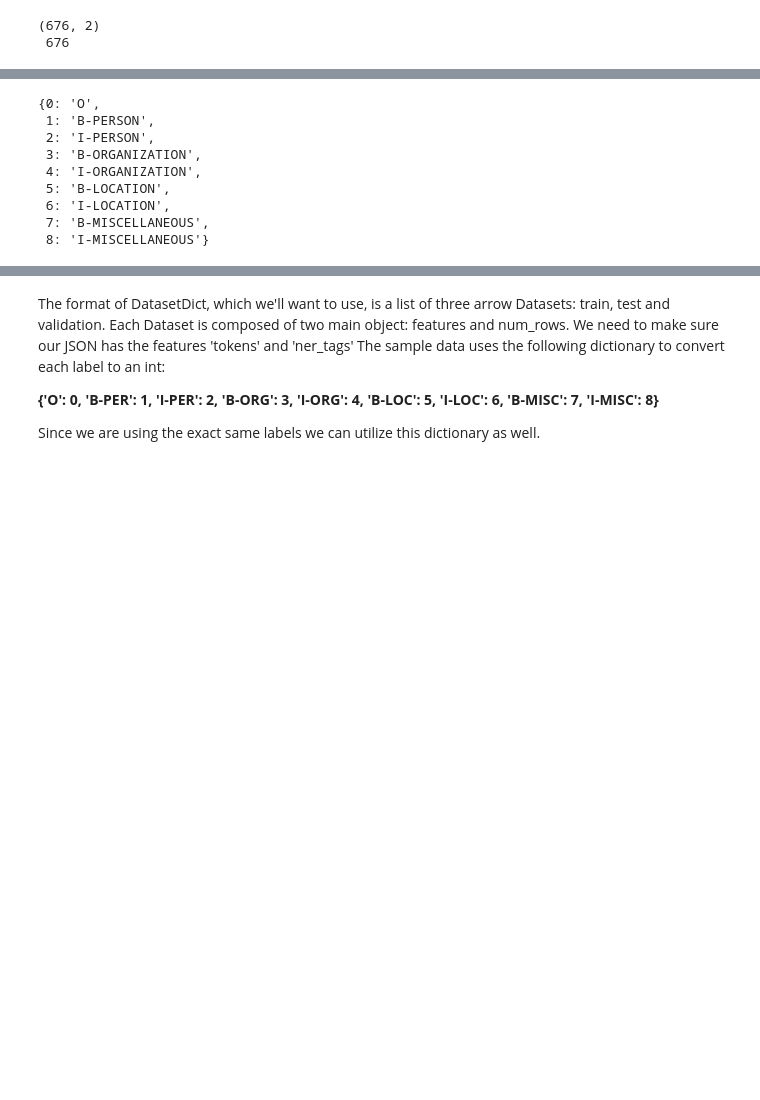
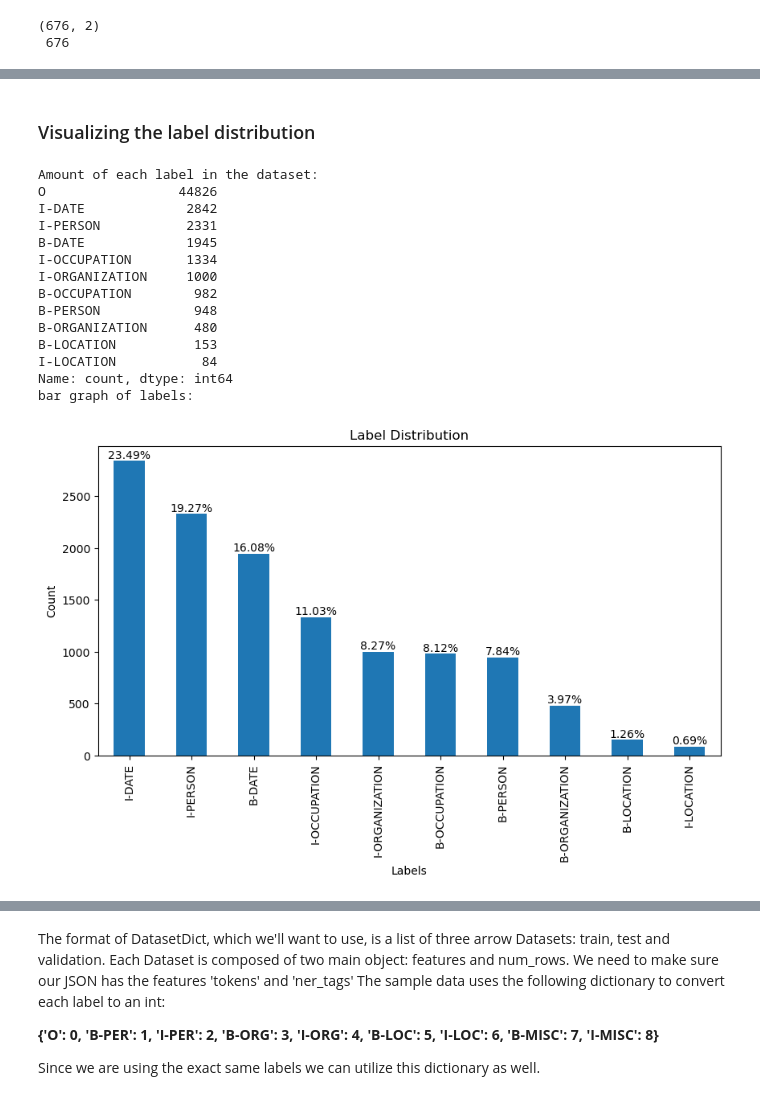
Before and after one commit to arthurziegler/ner-using-bert, a Jupyter notebook: notebooks/03_make_dataset.ipynb, the cells around one changed output, grey strips where cells are left out. Drawn from its saved outputs; the diff is of its cells as text; code cells hidden in the pictures; blank space fills up the shorter version.

Commit message:
Finished the 03_make_dataset notebooks

```diff
--- a/notebooks/03_make_dataset.ipynb
+++ b/notebooks/03_make_dataset.ipynb
@@ -194 +204,34 @@ Name: label, dtype: int64
+# %% [markdown]
+### Visualizing the label distribution
+# %%
+all_labels = []
+for token_df in list_of_tokenized_sentences:
+    all_labels.extend(token_df['label'].tolist())
+labels_series = pd.Series(all_labels)
+print("Amount of each label in the dataset:")
+print(labels_series.value_counts())
+print("bar graph of labels:")
+plt.figure(figsize=(10, 5))
+labels_series[labels_series != "O"].value_counts().plot(kind='bar', title='Label Distribution')
+plt.xlabel('Labels')
+plt.ylabel('Count')
+# add percentage on top of each bar
+for i, v in enumerate(labels_series[labels_series != "O"].value_counts()):
+    plt.text(i, v + 0.5, f"{v/labels_series[labels_series != "O"].size*100:.2f}%", ha='center', va='bottom')
+# %% [output]
+Amount of each label in the dataset:
+O                 44826
+I-DATE             2842
+I-PERSON           2331
+B-DATE             1945
+I-OCCUPATION       1334
+I-ORGANIZATION     1000
+B-OCCUPATION        982
+B-PERSON            948
+B-ORGANIZATION      480
+B-LOCATION          153
+I-LOCATION           84
+Name: count, dtype: int64
+bar graph of labels:
+[figure, added]
 # %%
@@ -220,15 +267,3 @@ id_to_label = {
 }
 for sentence in list_of_tokenized_sentences:
     sentence['label'] = sentence['label'].map(label_to_id)
-# %%
-id_to_label
-# %% [output]
-{0: 'O',
- 1: 'B-PERSON',
- 2: 'I-PERSON',
- 3: 'B-ORGANIZATION',
- 4: 'I-ORGANIZATION',
- 5: 'B-LOCATION',
- 6: 'I-LOCATION',
- 7: 'B-MISCELLANEOUS',
- 8: 'I-MISCELLANEOUS'}
```
Also changed, not shown: parts of 27 cells of this notebook, 4 other files.
